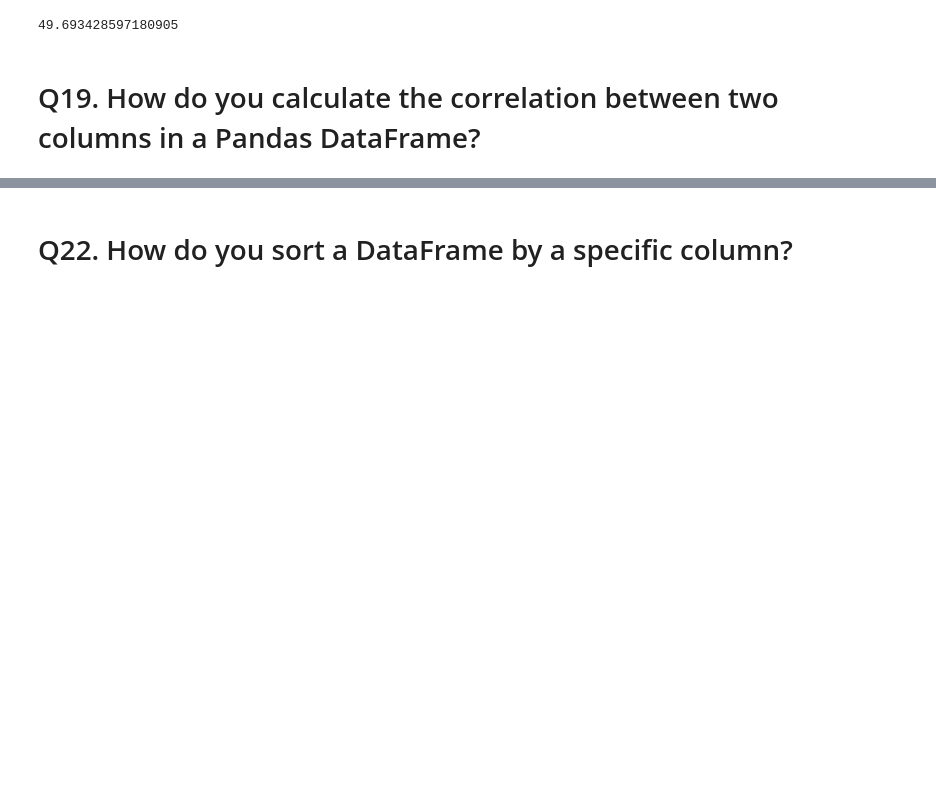
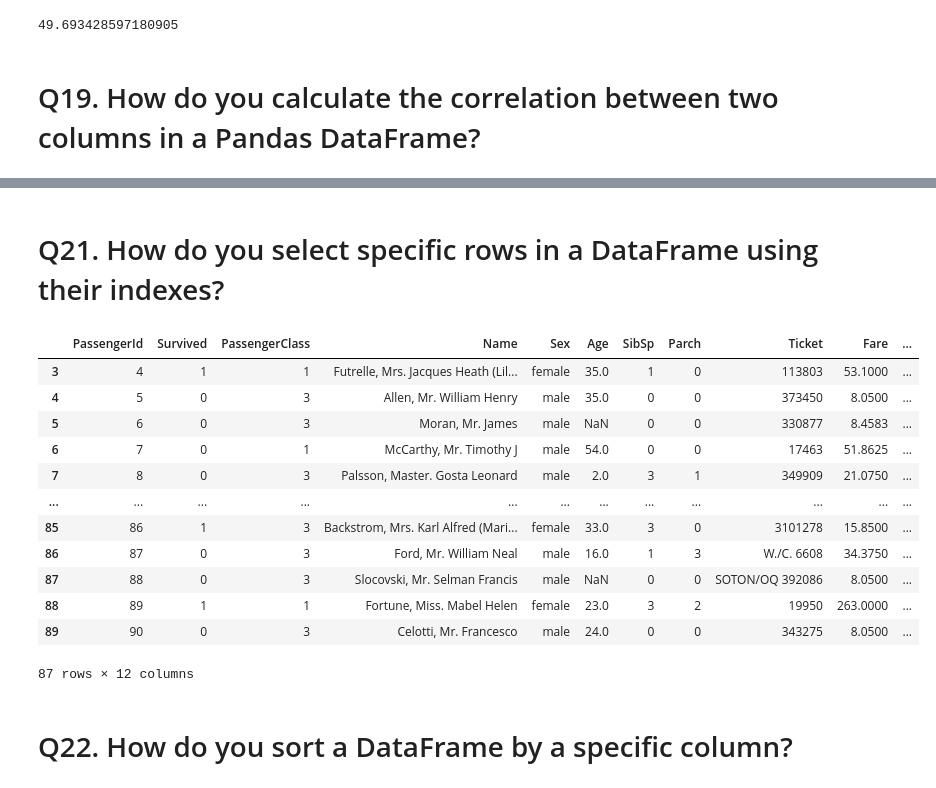
Before and after one commit to santjosh/bigdatabootcamp, a Jupyter notebook: Pandas.ipynb, the cells around one changed output, grey strips where cells are left out. Cells and saved outputs as stored; diff of their text form; code cells hidden in the pictures; blank space fills up the shorter version.

```diff
--- a/Pandas.ipynb
+++ b/Pandas.ipynb
@@ -327,3 +352,21 @@ df['Fare'].std()
+# %% [markdown]
+# Q21. How do you select specific rows in a DataFrame using their indexes?
+# %%
+df.iloc[3:90]
+# %% [output]
+|  | PassengerId | Survived | PassengerClass | Name | Sex | Age | SibSp | Parch | Ticket | Fare | ... |
+| 3 | 4 | 1 | 1 | Futrelle, Mrs. Jacques Heath (Lil... | female | 35.0 | 1 | 0 | 113803 | 53.1000 | ... |
+| 4 | 5 | 0 | 3 | Allen, Mr. William Henry | male | 35.0 | 0 | 0 | 373450 | 8.0500 | ... |
+| 5 | 6 | 0 | 3 | Moran, Mr. James | male | NaN | 0 | 0 | 330877 | 8.4583 | ... |
+| 6 | 7 | 0 | 1 | McCarthy, Mr. Timothy J | male | 54.0 | 0 | 0 | 17463 | 51.8625 | ... |
+| 7 | 8 | 0 | 3 | Palsson, Master. Gosta Leonard | male | 2.0 | 3 | 1 | 349909 | 21.0750 | ... |
+| ... | ... | ... | ... | ... | ... | ... | ... | ... | ... | ... | ... |
+| 85 | 86 | 1 | 3 | Backstrom, Mrs. Karl Alfred (Mari... | female | 33.0 | 3 | 0 | 3101278 | 15.8500 | ... |
+| 86 | 87 | 0 | 3 | Ford, Mr. William Neal | male | 16.0 | 1 | 3 | W./C. 6608 | 34.3750 | ... |
+| 87 | 88 | 0 | 3 | Slocovski, Mr. Selman Francis | male | NaN | 0 | 0 | SOTON/OQ 392086 | 8.0500 | ... |
+| 88 | 89 | 1 | 1 | Fortune, Miss. Mabel Helen | female | 23.0 | 3 | 2 | 19950 | 263.0000 | ... |
+| 89 | 90 | 0 | 3 | Celotti, Mr. Francesco | male | 24.0 | 0 | 0 | 343275 | 8.0500 | ... |
+87 rows × 12 columns
 # %% [markdown]
 # Q22. How do you sort a DataFrame by a specific column?
 # %%
```
Also changed, not shown: parts of 7 cells of this notebook.
